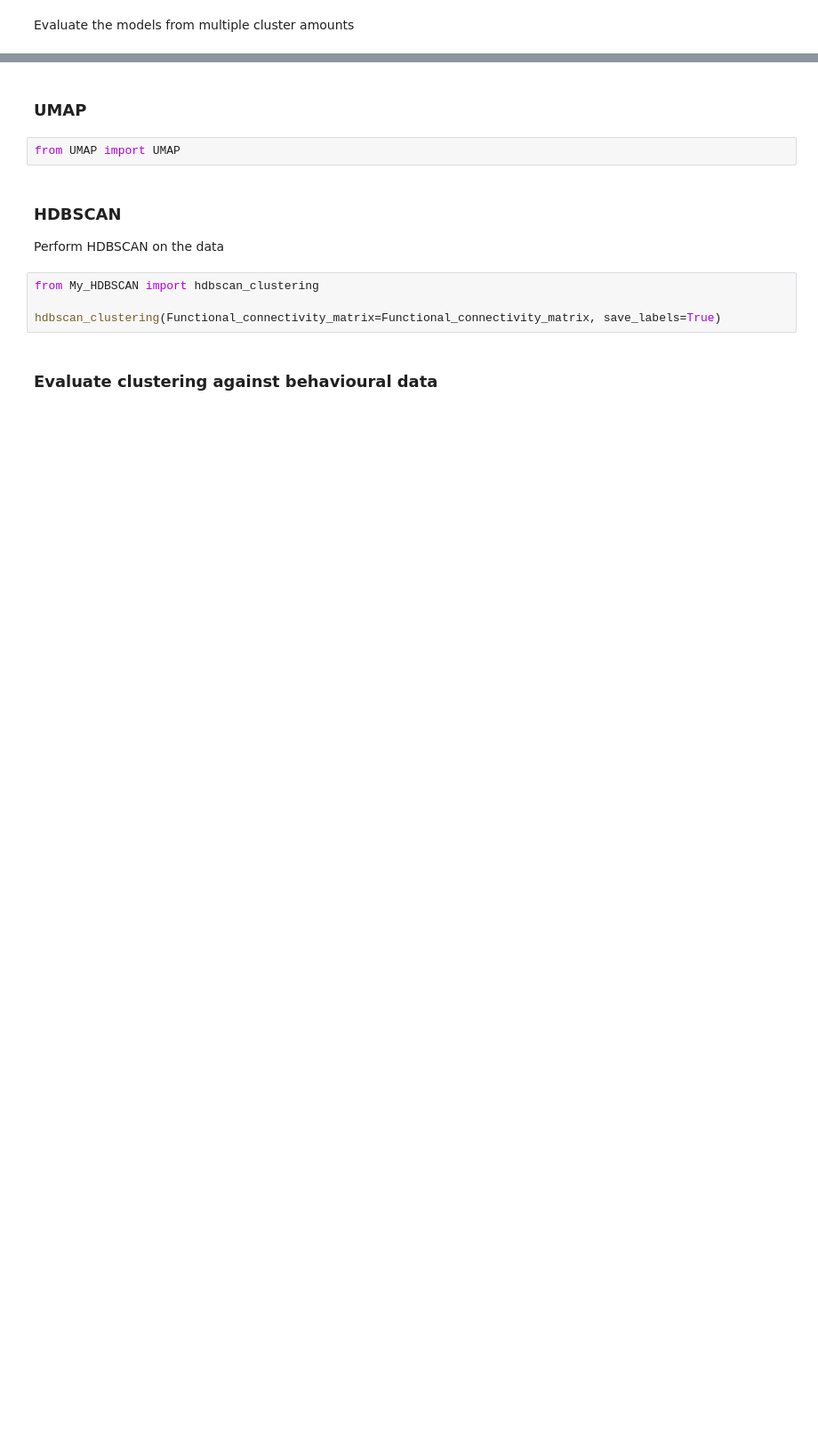
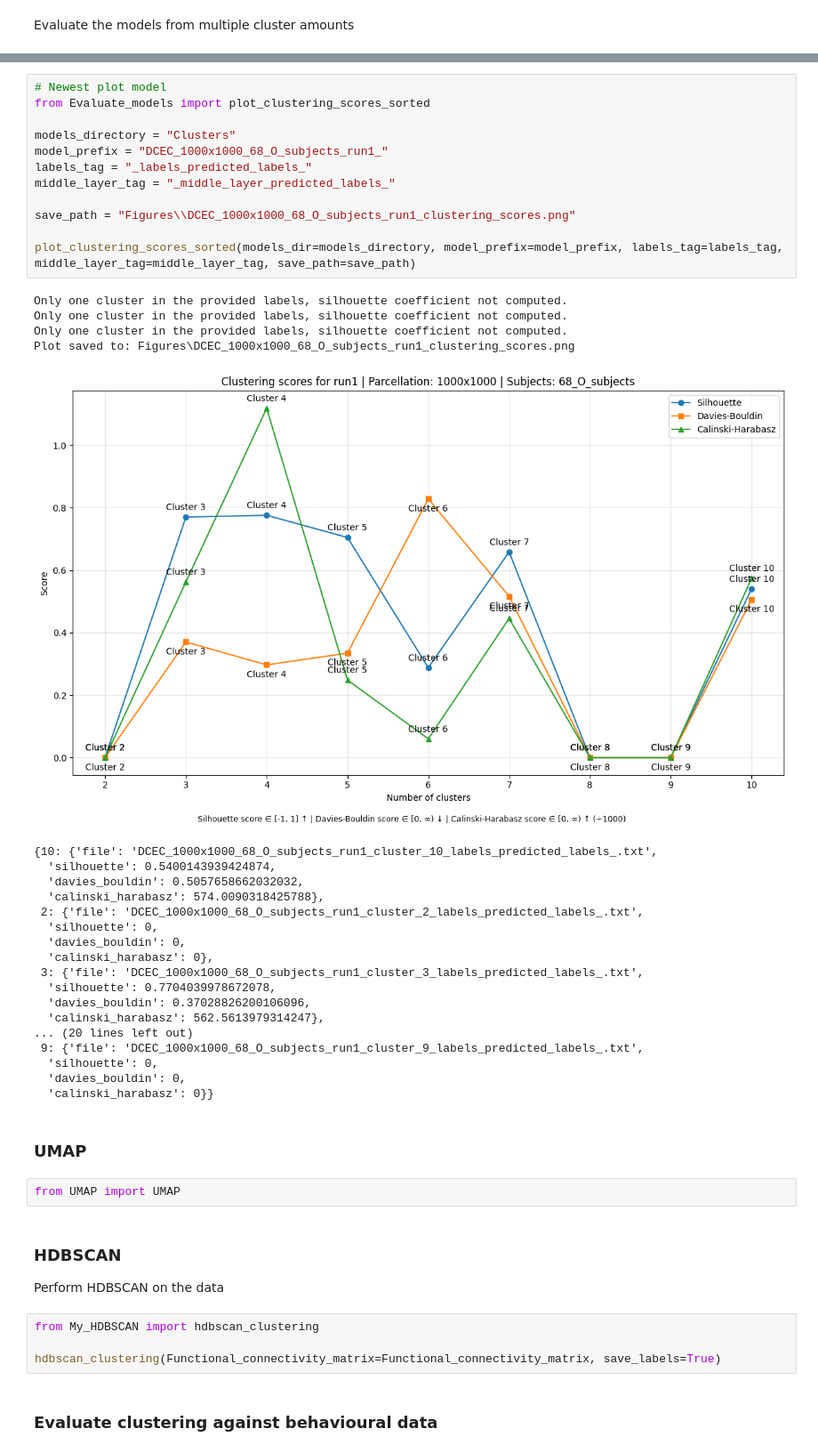
Before and after one commit to Oddrne/Master-Thesis-Autoencoder-and-UMAP-clustering-on-functional-connectivity, a Jupyter notebook: main.ipynb, the cells around one changed output, grey strips where cells are left out. Shown at 89% size. Cells and saved outputs as stored; diff of their text form; blank space fills up the shorter version.

```diff
--- a/main.ipynb
+++ b/main.ipynb
@@ -513,3 +437,38 @@ for model in os.listdir("Models"):
+# %%
+# Newest plot model
+from Evaluate_models import plot_clustering_scores_sorted
+
+models_directory = "Clusters"
+model_prefix = "DCEC_1000x1000_68_O_subjects_run1_"
+labels_tag = "_labels_predicted_labels_"
+middle_layer_tag = "_middle_layer_predicted_labels_"
+
+save_path = "Figures\\DCEC_1000x1000_68_O_subjects_run1_clustering_scores.png"
+
+plot_clustering_scores_sorted(models_dir=models_directory, model_prefix=model_prefix, labels_tag=labels_tag, middle_layer_tag=middle_layer_tag, save_path=save_path)
+# %% [output]
+Only one cluster in the provided labels, silhouette coefficient not computed.
+Only one cluster in the provided labels, silhouette coefficient not computed.
+Only one cluster in the provided labels, silhouette coefficient not computed.
+Plot saved to: Figures\DCEC_1000x1000_68_O_subjects_run1_clustering_scores.png
+[figure, added]
+{10: {'file': 'DCEC_1000x1000_68_O_subjects_run1_cluster_10_labels_predicted_labels_.txt',
+  'silhouette': 0.5400143939424874,
+  'davies_bouldin': 0.5057658662032032,
+  'calinski_harabasz': 574.0090318425788},
+ 2: {'file': 'DCEC_1000x1000_68_O_subjects_run1_cluster_2_labels_predicted_labels_.txt',
+  'silhouette': 0,
+  'davies_bouldin': 0,
+  'calinski_harabasz': 0},
+ 3: {'file': 'DCEC_1000x1000_68_O_subjects_run1_cluster_3_labels_predicted_labels_.txt',
+  'silhouette': 0.7704039978672078,
+  'davies_bouldin': 0.37028826200106096,
+  'calinski_harabasz': 562.5613979314247},
+... (20 lines left out)
+ 9: {'file': 'DCEC_1000x1000_68_O_subjects_run1_cluster_9_labels_predicted_labels_.txt',
+  'silhouette': 0,
+  'davies_bouldin': 0,
+  'calinski_harabasz': 0}}
 # %% [markdown]
 ### UMAP
 # %%
```
Also changed, not shown: parts of 11 cells of this notebook, 47 other files.
